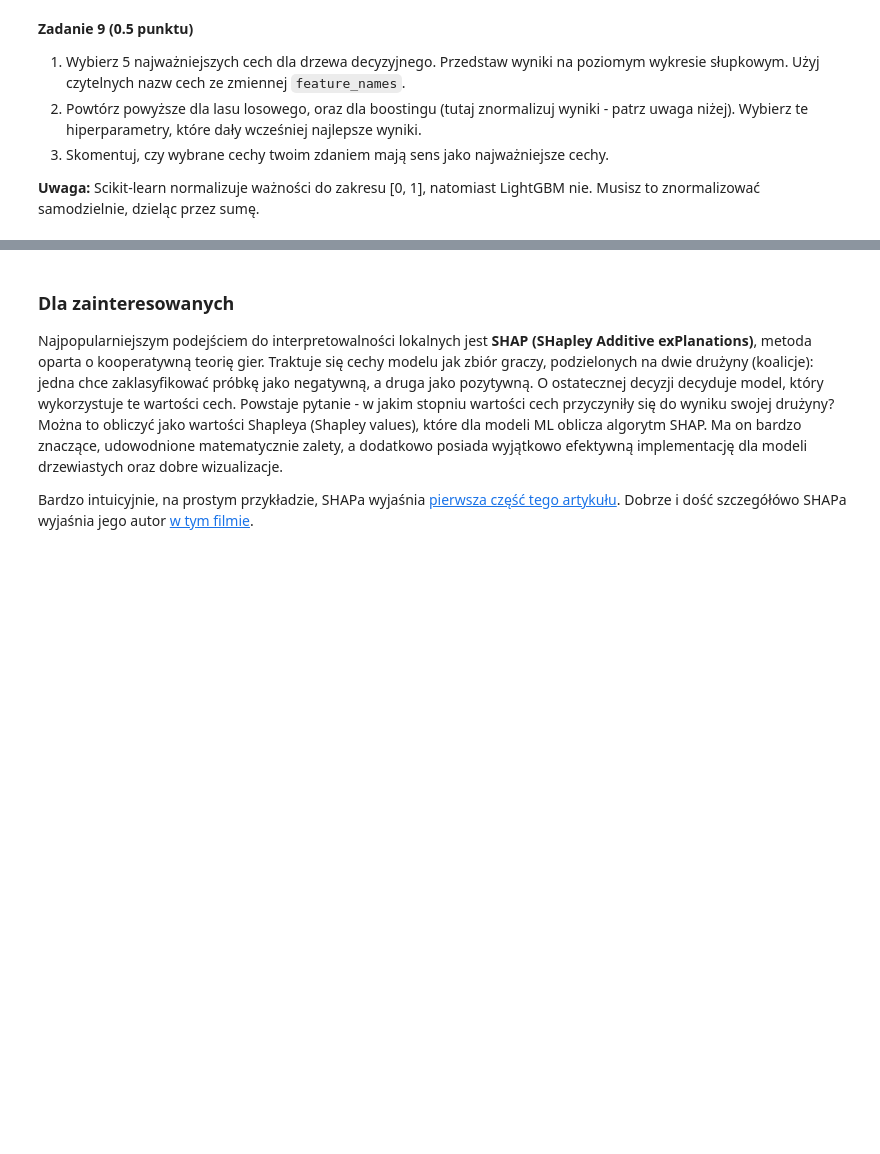
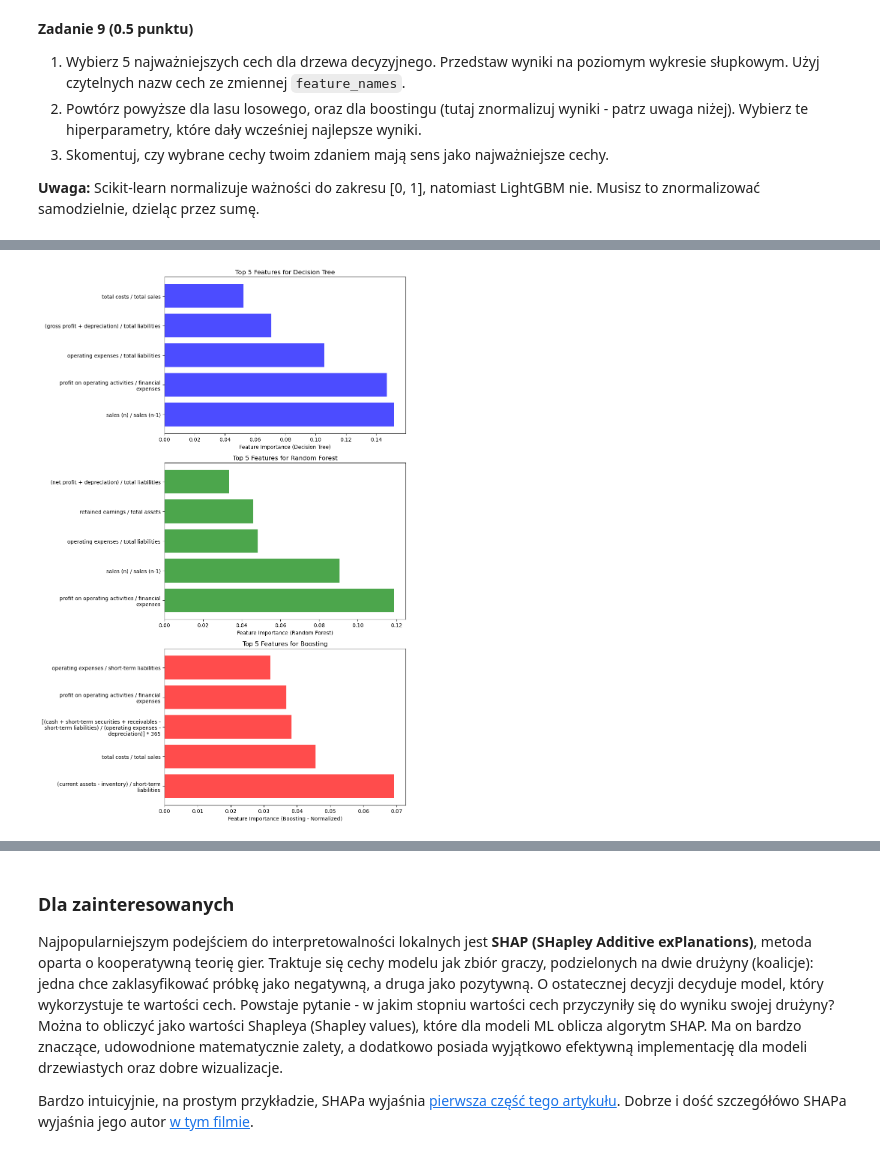
Before and after one commit to Jullija/ArtificalIntelligence, a Jupyter notebook: lab2/lab_2.ipynb, the cells around one changed output, grey strips where cells are left out. Cells and saved outputs as stored; diff of their text form; code cells hidden in the pictures; blank space fills up the shorter version.

```diff
--- a/lab2/lab_2.ipynb
+++ b/lab2/lab_2.ipynb
@@ -274,14 +259,14 @@ Głębsze wytłumaczenie, z interaktywnymi wizualizacjami, można znaleźć [tut
 # %%
 from sklearn.ensemble import RandomForestClassifier
 
-clf = RandomForestClassifier(
+clf_forest = RandomForestClassifier(
     n_estimators=500,
     n_jobs=-1,
-    random_state=2002,
+    random_state=0,
     criterion='entropy'
 )
 
-clf.fit(X_train, y_train)
+clf_forest.fit(X_train, y_train)
 
-roc_auc_score(y_test, clf.predict_proba(X_test)[:, 1])
+print(f"Random forests AUROC: {roc_auc_score(y_test, clf_forest.predict_proba(X_test)[:, 1]):.4f}")
 # %% [output]
@@ -404,11 +426,12 @@ Pamiętaj o `random_state` i `n_jobs`.
 from lightgbm import LGBMClassifier
 
 clf_lgbm = LGBMClassifier(
-    random_state=2002,
-    n_jobs=-1
+    random_state=0,
+    n_jobs=-1,
+    importance_type='gain'
 )
 
 clf_lgbm.fit(X_train_res, y_train_res)
 
-print(f"LGBM Classifier AUROC score: {roc_auc_score(y_test, clf_lgbm.predict_proba(X_test)[:, 1])}")
+print(f"LGBM Classifier AUROC score: {roc_auc_score(y_test, clf_lgbm.predict_proba(X_test)[:, 1]):4f}")
 # %% [output]
@@ -555,0 +582,68 @@ Ze względu na powyższe, ważności cech normalizuje się często do zakresu [0
+# %%
+import numpy as np
+
+clf_tree = DecisionTreeClassifier(
+    criterion='entropy',
+    random_state=0
+)
+clf_tree.fit(X_train_res, y_train_res)
+tree_feature_importances = clf_tree.feature_importances_
+
+clf_forest = RandomForestClassifier(
+    n_estimators=500,
+    n_jobs=-1,
+    random_state=0,
+    criterion='entropy',
+    max_features=0.2
+)
+clf_forest.fit(X_train_res, y_train_res)
+forest_feature_importances = clf_forest.feature_importances_
+
+clf_lgbm = LGBMClassifier(
+    random_state=0,
+    n_jobs=-1,
+    n_estimators=600,
+    learning_rate=0.2,
+    num_leaves=31,
+    colsample_bytree=1.0,
+    subsample=0.8
+)
+clf_lgbm.fit(X_train_res, y_train_res)
+boosting_feature_importances = clf_lgbm.feature_importances_
+boosting_feature_importances = boosting_feature_importances / np.sum(boosting_feature_importances)
+
+
+
+import matplotlib.pyplot as plt
+import textwrap
+
+n_top_features = 5
+tree_top_features = np.argsort(tree_feature_importances)[::-1][:n_top_features]
+forest_top_features = np.argsort(forest_feature_importances)[::-1][:n_top_features]
+boosting_top_features = np.argsort(boosting_feature_importances)[::-1][:n_top_features]
+
+# Wykresy słupkowe dla 5 najważniejszych cech
+fig, axes = plt.subplots(3, 1, figsize=(10, 15))
+
+wrapped_feature_names = [textwrap.fill(feature_names[i], 50) for i in tree_top_features]
+
+axes[0].barh(wrapped_feature_names, tree_feature_importances[tree_top_features], color='b', alpha=0.7)
+axes[0].set_xlabel('Feature Importance (Decision Tree)')
+axes[0].set_title('Top 5 Features for Decision Tree')
+
+wrapped_feature_names = [textwrap.fill(feature_names[i], 50) for i in forest_top_features]
+
+axes[1].barh(wrapped_feature_names, forest_feature_importances[forest_top_features], color='g', alpha=0.7)
+axes[1].set_xlabel('Feature Importance (Random Forest)')
+axes[1].set_title('Top 5 Features for Random Forest')
+
+wrapped_feature_names = [textwrap.fill(feature_names[i], 50) for i in boosting_top_features]
+
+axes[2].barh(wrapped_feature_names, boosting_feature_importances[boosting_top_features], color='r', alpha=0.7)
+axes[2].set_xlabel('Feature Importance (Boosting - Normalized)')
+axes[2].set_title('Top 5 Features for Boosting')
+
+plt.tight_layout()
+plt.show()
+# %% [output]
+[figure, added]
```
Also changed, not shown: parts of 21 cells of this notebook.
